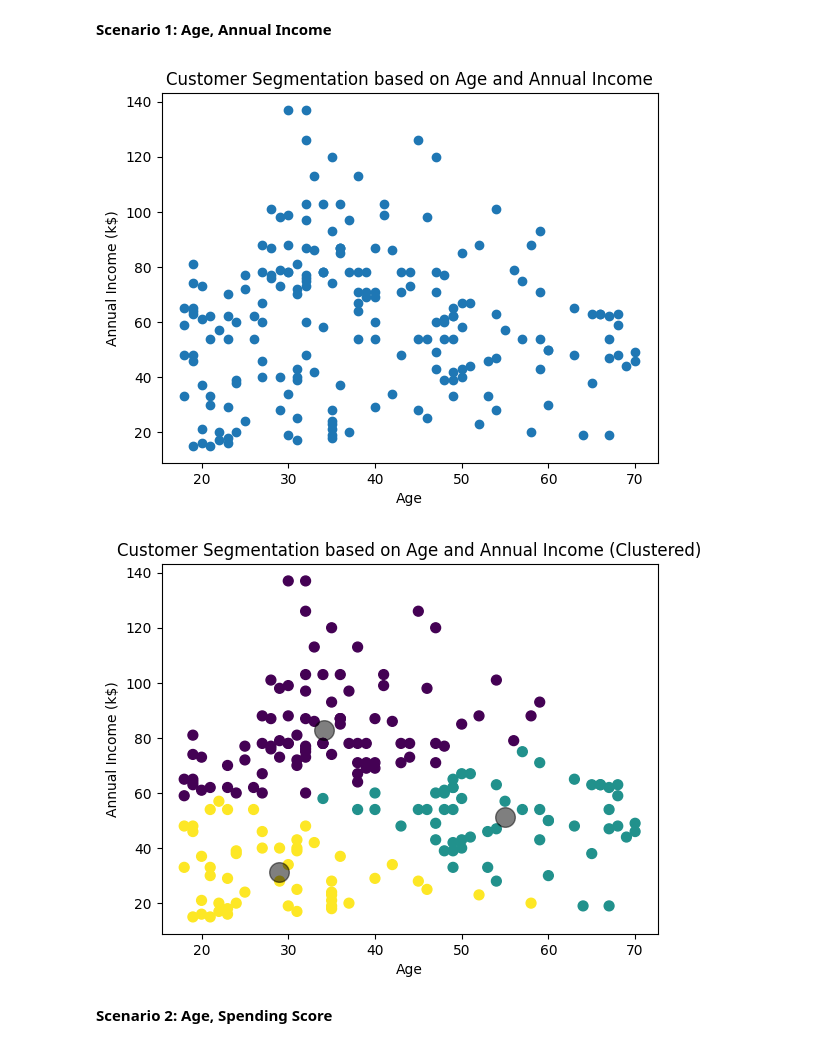
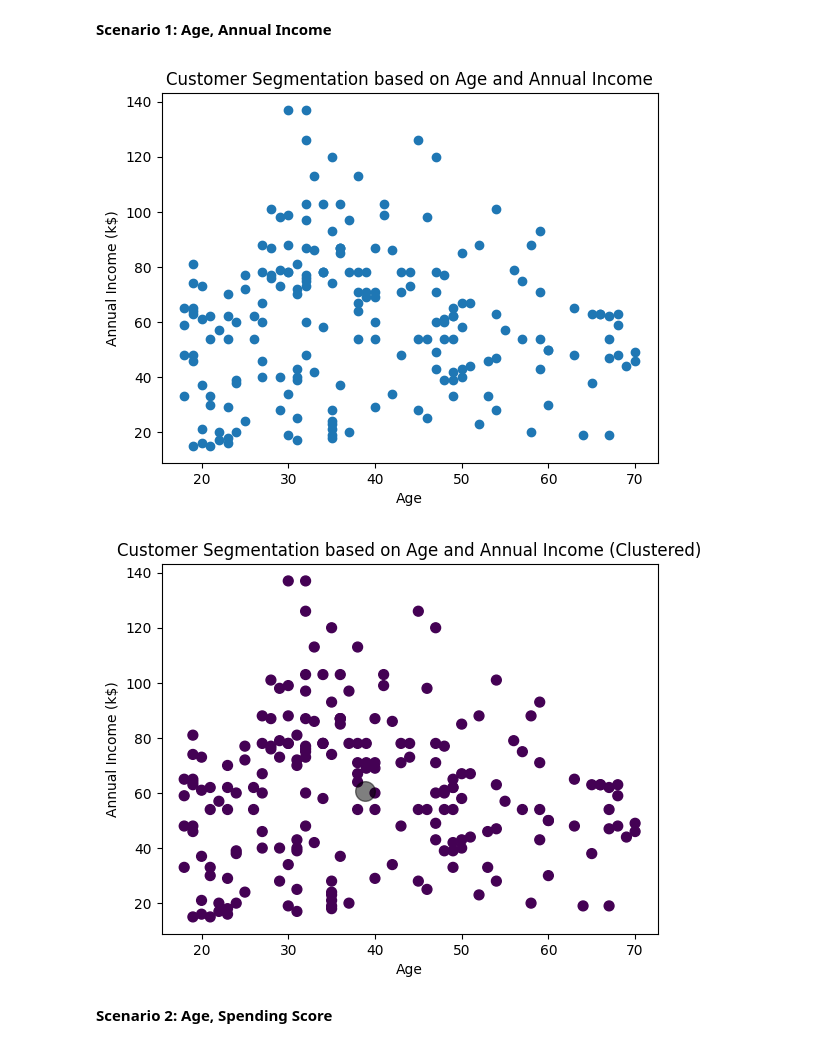
Before and after one commit to msavino16/ISE-490---Machine-Learning, a Jupyter notebook: Homework 3/Homework_3_2024.ipynb, the cells around one changed output. Saved outputs shown, nothing was run; the diff lists cells and outputs as text; code cells hidden in the pictures.

```diff
--- a/Homework 3/Homework_3_2024.ipynb
+++ b/Homework 3/Homework_3_2024.ipynb
@@ -85,27 +85,27 @@ c. Print out the results by plotting the data colored by their labels and plot t
 # %%
 # Insert your code here for Q1-2 Scenario 1.
 X = data_Q1[['Age', 'Annual Income (k$)']]
 plt.scatter(X['Age'], X['Annual Income (k$)'])
 plt.xlabel('Age')
 plt.ylabel('Annual Income (k$)')
 plt.title('Customer Segmentation based on Age and Annual Income')
 plt.show()
 
 
 
-kmeans = KMeans(n_clusters=3)
+kmeans = KMeans(n_clusters=1)
 kmeans.fit(X)
 y_kmeans = kmeans.predict(X)
 
 plt.scatter(X['Age'], X['Annual Income (k$)'], c=y_kmeans, s=50, cmap='viridis')
 plt.scatter(kmeans.cluster_centers_[:, 0], kmeans.cluster_centers_[:, 1], c='black', s=200, alpha=0.5)
 plt.xlabel('Age')
 plt.ylabel('Annual Income (k$)')
 plt.title('Customer Segmentation based on Age and Annual Income (Clustered)')
 plt.show()
 # %% [output]
 [figure]
-[figure, old version]
+[figure, new version]
 # %% [markdown]
 **Scenario 2: Age, Spending Score**
 # %%
```
Also changed, not shown: parts of 1 cell of this notebook, 2 other files.
